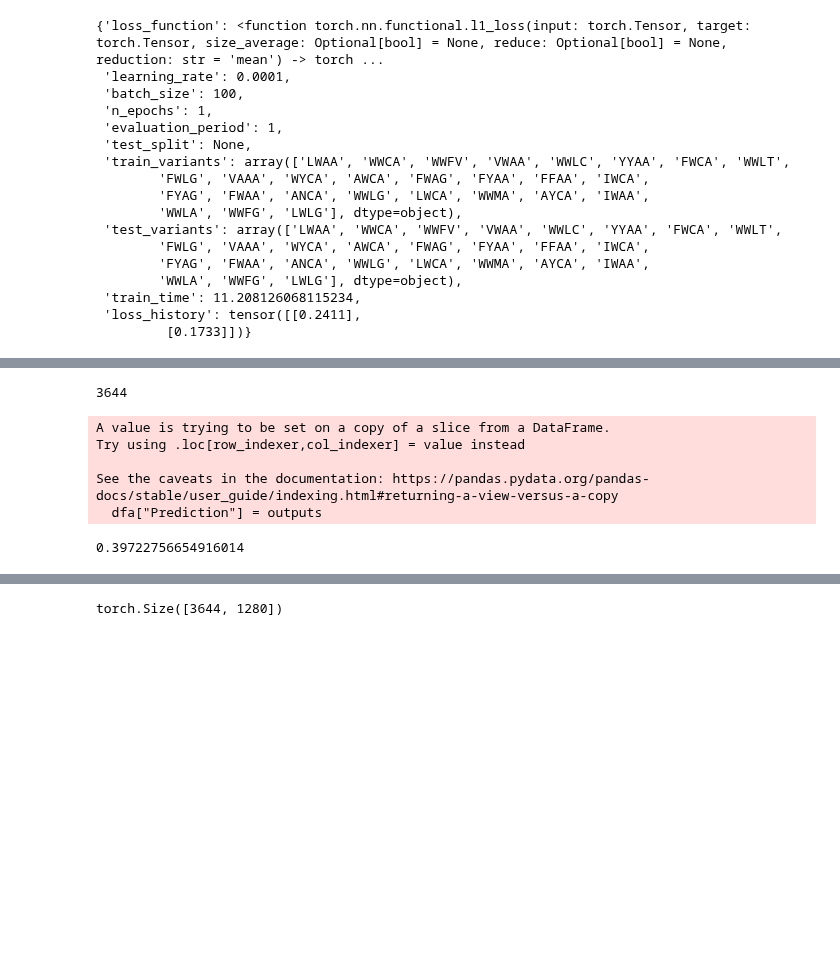
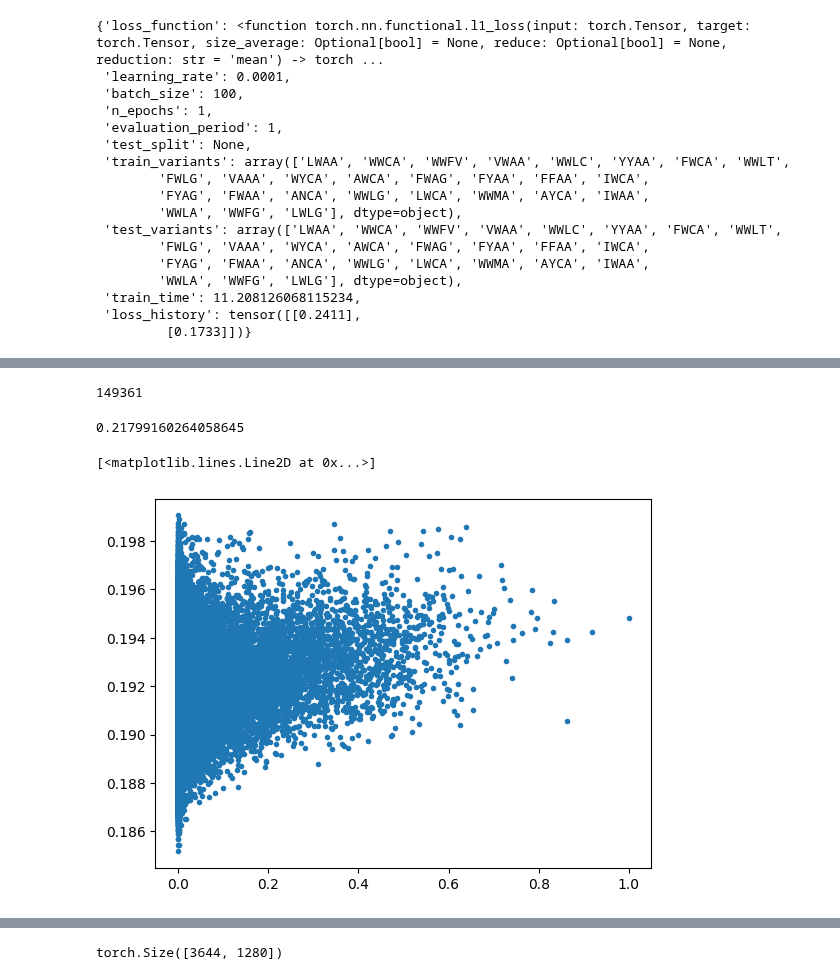
Before and after one commit to soldatmat/PELLM, a Jupyter notebook: code/llm/fitness_predictor.ipynb, the cells around one changed output, grey strips where cells are left out. Cells and saved outputs as stored; diff of their text form; code cells hidden in the pictures; blank space fills up the shorter version.

```diff
--- a/code/llm/fitness_predictor.ipynb
+++ b/code/llm/fitness_predictor.ipynb
@@ -84,3 +85,10 @@ embedding = torch.load("./../../data/GB1/esm-1b_embedding.pt")
 df = torch.load("./../../data/GB1/progen2_dataframe.pt")
 # %%
 df = torch.load("./../../data/GB1/esm-1b_dataframe.pt")
+# %%
+dfa = df.loc[df["Fitness"] >= 0.0]
+embedding = torch.stack(tuple(dfa["Embedding"].values))
+fitness_norm = dfa["Fitness_norm"].values
+print(len(fitness_norm))
+# %% [output]
+149361
@@ -87,5 +98,5 @@ df = torch.load("./../../data/GB1/esm-1b_dataframe.pt")
 # %%
-dfa = df.loc[df["Fitness"] >= 1.0]
+dfa = df.loc[df["Fitness"] >= 0.0]
 embedding = torch.stack(tuple(dfa["Embedding"].values))
 fitness_norm = dfa["Fitness_norm"].values
 print(len(fitness_norm))
@@ -93,18 +104,18 @@ outputs = get_outputs(model, embedding).detach().numpy()
 
 dfa["Prediction"] = outputs
 dfa = dfa.sort_values("Prediction", ascending=False)
-# %% [output]
-3644
-A value is trying to be set on a copy of a slice from a DataFrame.
-Try using .loc[row_indexer,col_indexer] = value instead
-
-See the caveats in the documentation: https://pandas.pydata.org/pandas-docs/stable/user_guide/indexing.html#returning-a-view-versus-a-copy
-  dfa["Prediction"] = outputs
 # %%
 top_k = dfa[0:10]
 #top_k["Fitness_norm"].sort_values(ascending=False).values
-top_k["Fitness_norm"].values.mean()
+top_k["Fitness_norm"].values.max()
 # %% [output]
-0.39722756654916014
+0.21799160264058645
+# %%
+import matplotlib.pyplot as plt
+dfa = dfa.sort_values("Fitness_norm", ascending=False)
+plt.plot(dfa["Fitness_norm"].values, dfa["Prediction"].values, '. ')
+# %% [output]
+[<matplotlib.lines.Line2D at 0x...>]
+[figure, added]
 # %%
 pair_ranking_accuracy(outputs, fitness_norm)
```
Also changed, not shown: parts of 6 cells of this notebook, 9 other files.
